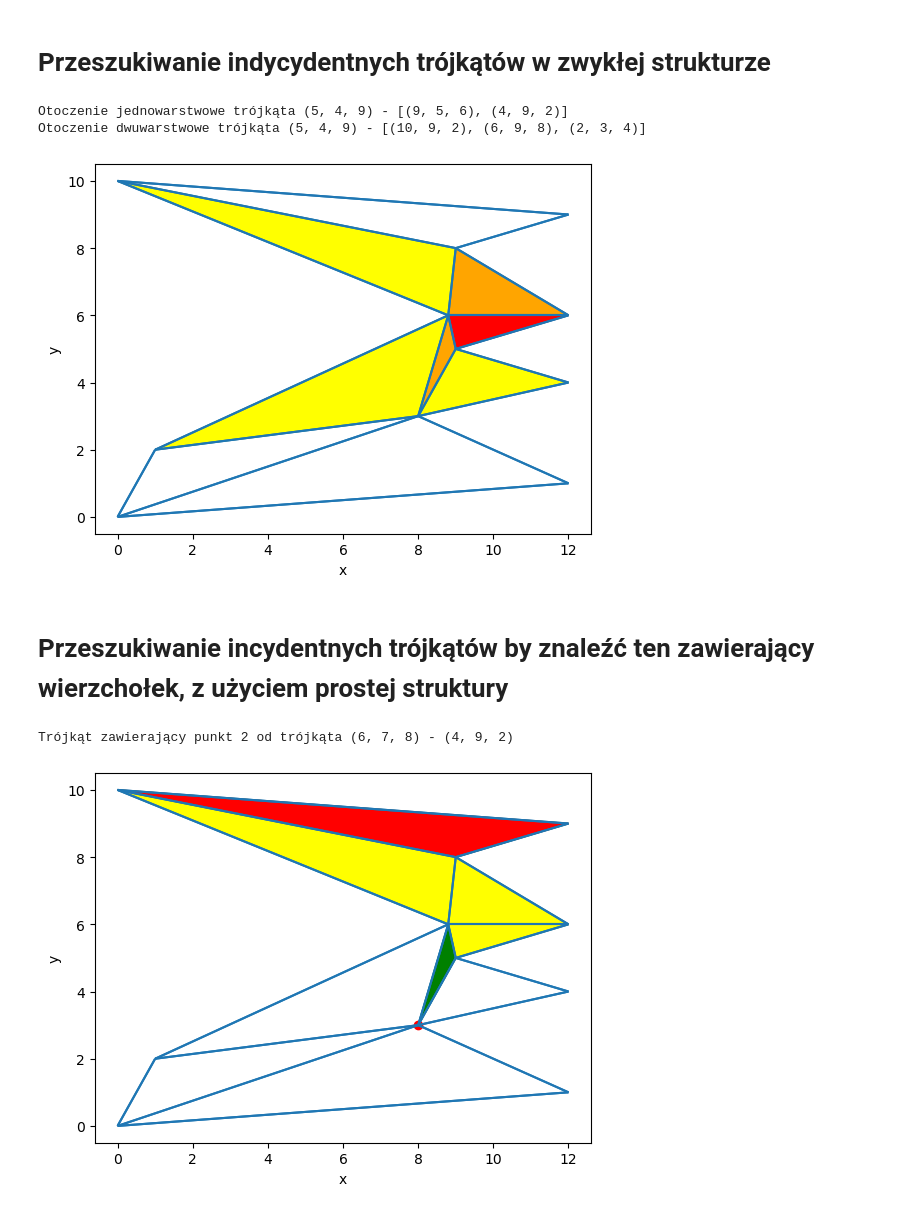
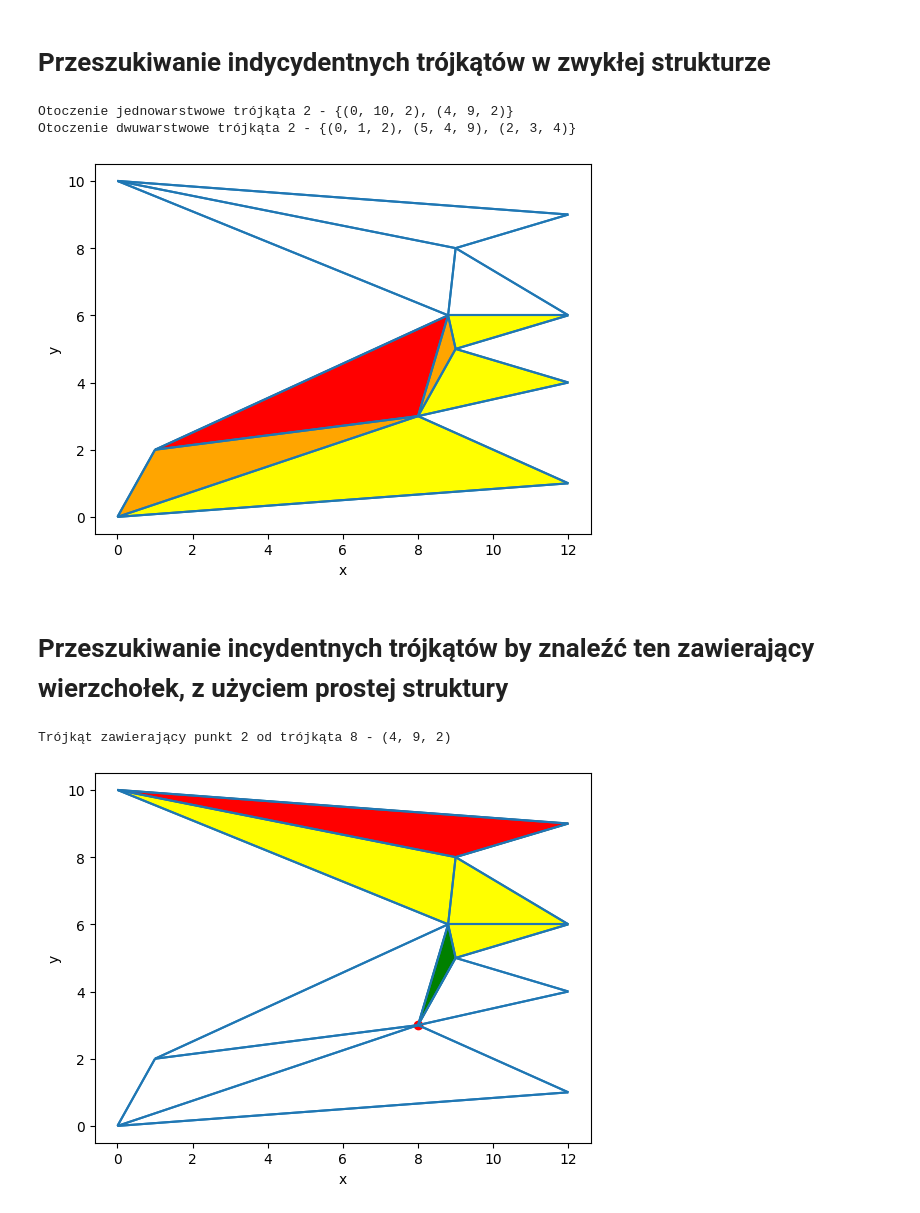
Before and after one commit to Blach03/AlgGeo-projekt, a Jupyter notebook: projekt.ipynb, the cells around one changed output. Saved outputs shown, nothing was run; the diff lists cells and outputs as text; code cells hidden in the pictures.

```diff
--- a/projekt.ipynb
+++ b/projekt.ipynb
@@ -212,7 +213,7 @@ def save_to_file(filename, vertices, triangles):
         f.write(text)
 # %%
 vis = Visualizer()
-points1, triangulation1 = load_from_file("triangulations/sample_triangulation6.txt")
+points1, triangulation1 = load_from_file("sample_triangulation6.txt")
 polygon = convert_to_lines(points1)
 vis.add_line_segment(polygon)
 for triangle in triangulation1:
@@ -594,30 +614,31 @@ def are_triangles_incident(triangle1, triangle2):
     return len(common_vertices) > 1
 
 
-def find_triangle_neighbors(selected_triangle, triangles):
+def find_triangle_neighbors(selected_index, triangles, second_level=True):
     neighbors_one_layer = set()
     neighbors_two_layers = set()
 
+    selected_triangle = triangles[selected_index]
 
     for triangle in triangles:
         if selected_triangle != triangle and are_triangles_incident(selected_triangle, triangle):
             neighbors_one_layer.add(triangle)
 
-
-    for neighbor_triangle in neighbors_one_layer:
-        for triangle in triangles:
-            if triangle != selected_triangle and triangle != neighbor_triangle and are_triangles_incident(neighbor_triangle, triangle):
-                neighbors_two_layers.add(triangle)
+    if second_level:
+        for neighbor_triangle in neighbors_one_layer:
+            for triangle in triangles:
+                if triangle != selected_triangle and triangle != neighbor_triangle and are_triangles_incident(neighbor_triangle, triangle):
+                    neighbors_two_layers.add(triangle)
 
 
 
-    return list(neighbors_one_layer), list(neighbors_two_layers)
+    return [neighbors_one_layer, neighbors_two_layers]
 
 
 vertices = points4
 triangles = triangulation4
 
-selected_triangle = (5, 4, 9)
+selected_triangle = 2
 one_layer_neighbors, two_layers_neighbors = find_triangle_neighbors(selected_triangle, triangles)
 
 vis = Visualizer()
@@ -626,37 +647,37 @@ triangulation = triangles
 points = vertices
 polygon = convert_to_lines(points)
 vis.add_line_segment(polygon)
 for triangle in triangulation:
     add = [points[triangle[0]], points[triangle[1]], points[triangle[2]]]
     lines = convert_to_lines(add)
     vis.add_line_segment(lines)
 current_triangle=[]
-for point in selected_triangle:
+for point in triangles[selected_triangle]:
     current_triangle.append(vertices[point])
 vis.add_polygon(current_triangle,  color = "red")
 
 
 for triangle in one_layer_neighbors:
     current_triangle=[]
     for point in triangle:
         current_triangle.append(vertices[point])
     vis.add_polygon(current_triangle,  color = "orange")
 
 
 for triangle in two_layers_neighbors:
     current_triangle=[]
     for point in triangle:
         current_triangle.append(vertices[point])
     vis.add_polygon(current_triangle,  color = "yellow")
 
 vis.show()
 
 print("Otoczenie jednowarstwowe trójkąta", selected_triangle, "-", one_layer_neighbors)
 print("Otoczenie dwuwarstwowe trójkąta", selected_triangle, "-", two_layers_neighbors)
 # %% [output]
-Otoczenie jednowarstwowe trójkąta (5, 4, 9) - [(9, 5, 6), (4, 9, 2)]
-Otoczenie dwuwarstwowe trójkąta (5, 4, 9) - [(10, 9, 2), (6, 9, 8), (2, 3, 4)]
+Otoczenie jednowarstwowe trójkąta 2 - {(0, 10, 2), (4, 9, 2)}
+Otoczenie dwuwarstwowe trójkąta 2 - {(0, 1, 2), (5, 4, 9), (2, 3, 4)}
-[figure, old version]
+[figure, new version]
 # %% [markdown]
 # Przeszukiwanie incydentnych trójkątów by znaleźć ten zawierający wierzchołek, z użyciem prostej struktury
 # %%
@@ -665,8 +686,8 @@ def are_triangles_incident(triangle1, triangle2):
     return len(common_vertices) > 1
 
 
-def find_triangle_containing_point(start_triangle, point, triangles):
-    current_triangle = start_triangle
+def find_triangle_containing_point_visualize(start_triangle, point, vertices, triangles, vis):
+    current_triangle = triangles[start_triangle]
     visited_triangles = set()
 
     while current_triangle is not None:
@@ -695,10 +716,35 @@ def find_triangle_containing_point(start_triangle, point, triangles):
 
     return None
 
+def find_triangle_containing_point(start_triangle, point, triangles):
+    current_triangle = triangles[start_triangle]
+    visited_triangles = set()
+
+    while current_triangle is not None:
+        if current_triangle not in visited_triangles:
+            visited_triangles.add(current_triangle)
+            current_vertices = set(current_triangle)
+            if point in current_vertices:
+                return current_triangle
+
+            incident_triangles = [triangle for triangle in triangles if are_triangles_incident(current_triangle, triangle)]
+
+            unvisited_triangles = [triangle for triangle in incident_triangles if triangle not in visited_triangles]
+
+            if unvisited_triangles:
+                current_triangle = unvisited_triangles[0]
+
+            else:
+                break
+        else:
+            break
+
+    return None
+
 vertices = points4
 triangles = triangulation4
 
-start_triangle = (6, 7, 8)
+start_triangle = 8
 target_point = 2
 
 
@@ -715,13 +761,13 @@ for triangle in triangulation:
     vis.add_line_segment(lines)
 
 
-result_triangle = find_triangle_containing_point(start_triangle, target_point, triangles)
+result_triangle = find_triangle_containing_point_visualize(start_triangle, target_point, vertices, triangles, vis)
 
 print("Trójkąt zawierający punkt", target_point, "od trójkąta", start_triangle, "-", result_triangle)
 
 
 triangle=[]
-for point in start_triangle:
+for point in triangles[start_triangle]:
     triangle.append(vertices[point])
 vis.add_polygon(triangle,  color = "red")
 
@@ -734,5 +780,5 @@ vis.add_point(vertices[target_point], color = "red")
 
 vis.show()
 # %% [output]
-Trójkąt zawierający punkt 2 od trójkąta (6, 7, 8) - (4, 9, 2)
+Trójkąt zawierający punkt 2 od trójkąta 8 - (4, 9, 2)
 [figure]
```
Also changed, not shown: parts of 19 cells of this notebook, 20 other files.
